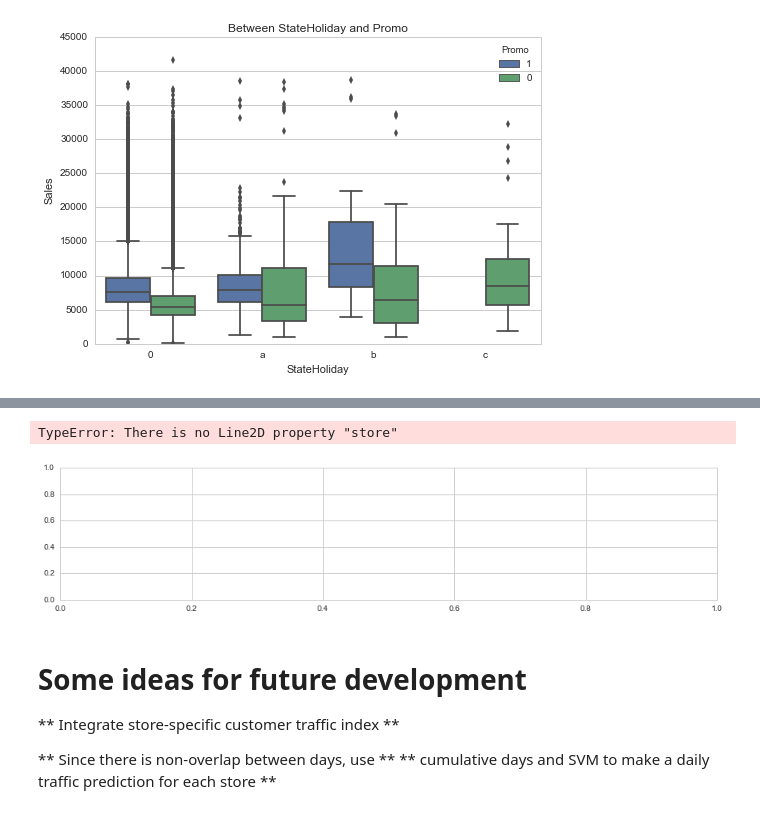
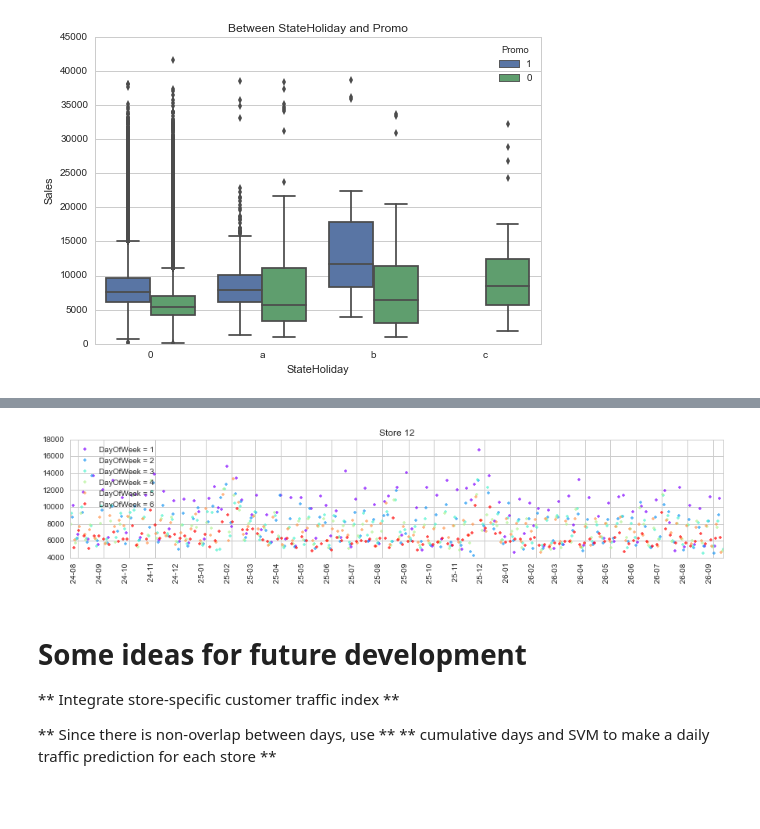
Before and after one commit to rocket-ron/kaggle, a Jupyter notebook: rossman/implementation.ipynb, the cells around one changed output, grey strips where cells are left out. Drawn from its saved outputs; the diff is of its cells as text; code cells hidden in the pictures.

Commit message:
added a fix for the Avg graphs

```diff
--- a/rossman/implementation.ipynb
+++ b/rossman/implementation.ipynb
@@ -227,7 +227,7 @@ def PlotAvgSalesByGroup(group, storeId=None, dim=None, daily=False, marker='o',
 
     for store, axis in zip(stores, axises):
         if store is None:
-            df = train_data2
+            df = train_data2.set_index('Date2')
             title = None
         else:
             df = train_data2[train_data2['Store'] == store]
@@ -797,10 +797,9 @@ KeyError: "None of [['a']] are in the [index]"
 #d = d.rename(columns = {'Date':'OpenDay'})
 #store_data = pd.merge(store_data, d, left_on = 'Store', right_index = True)
 # %%
-PlotAvgSalesByGroup('DayOfWeek', store=12, marker='.',daily=True, linestyle='None')
+PlotAvgSalesByGroup('DayOfWeek', storeId=12, marker='.',daily=True, linestyle='None')
 # %% [output]
-TypeError: There is no Line2D property "store"
-[figure, old version]
+[figure, new version]
 # %% [markdown]
 # Some ideas for future development
 
```
Also changed, not shown: parts of 16 cells of this notebook.
